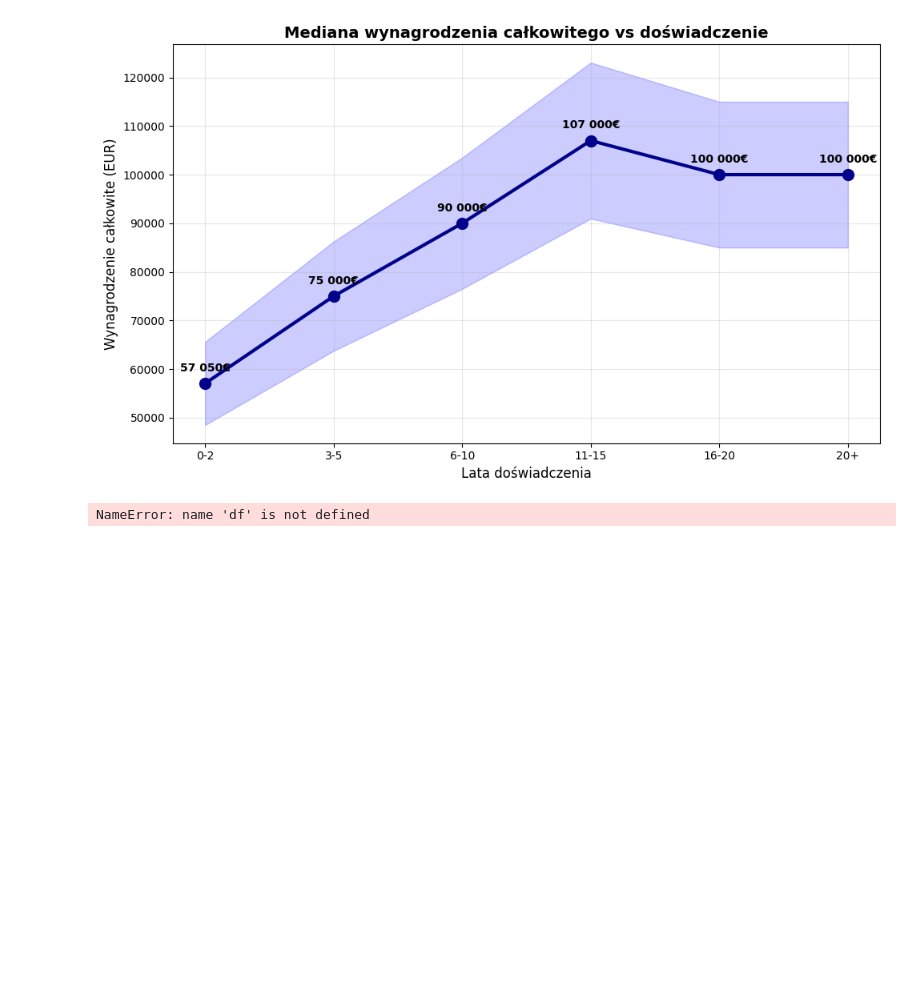
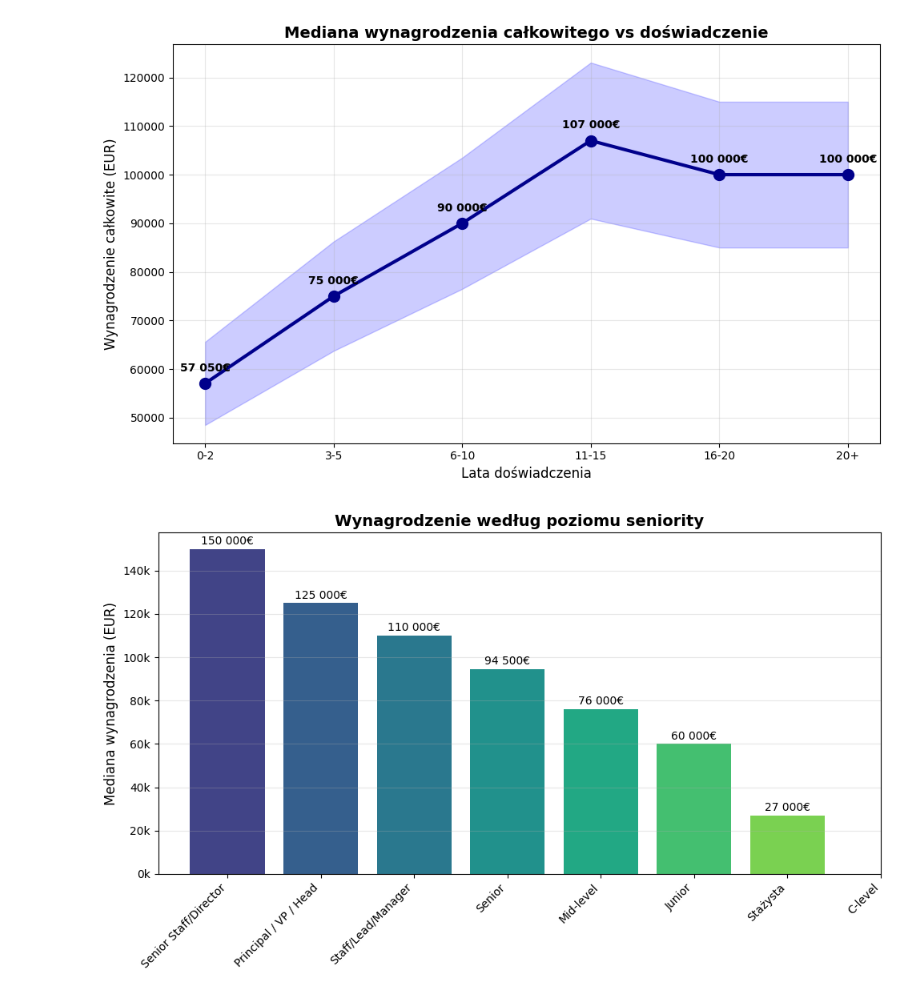
Before and after one commit to stwardowski/Simple-Salary-Data-Analysis, a Jupyter notebook: IT Salary Survey EU (Responses) - Dec 2024.ipynb, the cells around one changed output. Saved outputs shown, nothing was run; the diff lists cells and outputs as text; code cells hidden in the pictures; blank space fills up the shorter version.

```diff
--- a/IT Salary Survey EU (Responses) - Dec 2024.ipynb
+++ b/IT Salary Survey EU (Responses) - Dec 2024.ipynb
@@ -35,6 +33,10 @@ def categorize_company_size(size):
     else:
         return 'Duże (powyżej 100)'
 
+if 'Seniority level' in df.columns:
+    # Usuń wiersze z C-Level (najprostsze rozwiązanie)
+    df = df[~df['Seniority level'].astype(str).str.contains('C[- ]?Level', case=False, na=False)]
+
 if 'Company size' in df.columns:
     df['company_type'] = df['Company size'].apply(categorize_company_size)
 
@@ -259,51 +263,36 @@ plt.show()
 [figure]
 # %%
 if 'Seniority level' in df.columns:
-    # Utwórz kopię danych bez C-Level
-    df_seniority = df.copy()
-
-    # Znajdź wiersze z C-Level (różne warianty)
-    c_level_mask = (
-        df_seniority['Seniority level'].astype(str).str.contains('C-Level', case=False, na=False) |
-        df_seniority['Seniority level'].astype(str).str.contains('C Level', case=False, na=False) |
-        df_seniority['Seniority level'].astype(str).str.contains('clevel', case=False, na=False)
-    )
-
-    # Usuń te wiersze
-    df_seniority = df_seniority[~c_level_mask]
-
-    seniority_salary = df_seniority.groupby('Seniority level', observed=True)[
+    seniority_salary = df.groupby('Seniority level', observed=True)[
         'Annual Brutto salary with bonus and stocks in EUR'].median().sort_values(ascending=False)
 
     seniority_mapping = {
         'Intern': 'Stażysta',
         'Junior': 'Junior',
         'Mid-level': 'Mid-level',
         'Senior': 'Senior',
         'Staff / Lead / Manager': 'Staff/Lead/Manager',
         'Senior Staff / Director': 'Senior Staff/Director',
         'Other': 'Inne'
     }
-
     seniority_salary.index = seniority_salary.index.map(lambda x: seniority_mapping.get(x, x))
-    seniority_salary = seniority_salary[seniority_salary.index.notna()]
 
     plt.figure(figsize=(10, 6))
     colors = plt.cm.viridis(np.linspace(0.2, 0.9, len(seniority_salary)))
     bars = plt.bar(range(len(seniority_salary)), seniority_salary.values, color=colors)
 
     plt.xticks(range(len(seniority_salary)), seniority_salary.index, rotation=45, ha='right')
     plt.ylabel('Mediana wynagrodzenia (EUR)', fontsize=12)
     plt.title('Wynagrodzenie według poziomu seniority', fontsize=14, fontweight='bold')
     plt.grid(True, alpha=0.3, axis='y')
 
     plt.gca().yaxis.set_major_formatter(plt.FuncFormatter(lambda x, p: f'{int(x/1000)}k'))
 
     for i, (seniority, salary) in enumerate(seniority_salary.items()):
         plt.text(i, salary + 1000, f'{salary:,.0f}€'.replace(',', ' '),
                 ha='center', va='bottom', fontsize=10, rotation=0)
 
     plt.tight_layout()
     plt.show()
 # %% [output]
-NameError: name 'df' is not defined
+[figure, added]
```
Also changed, not shown: parts of 2 cells of this notebook.
